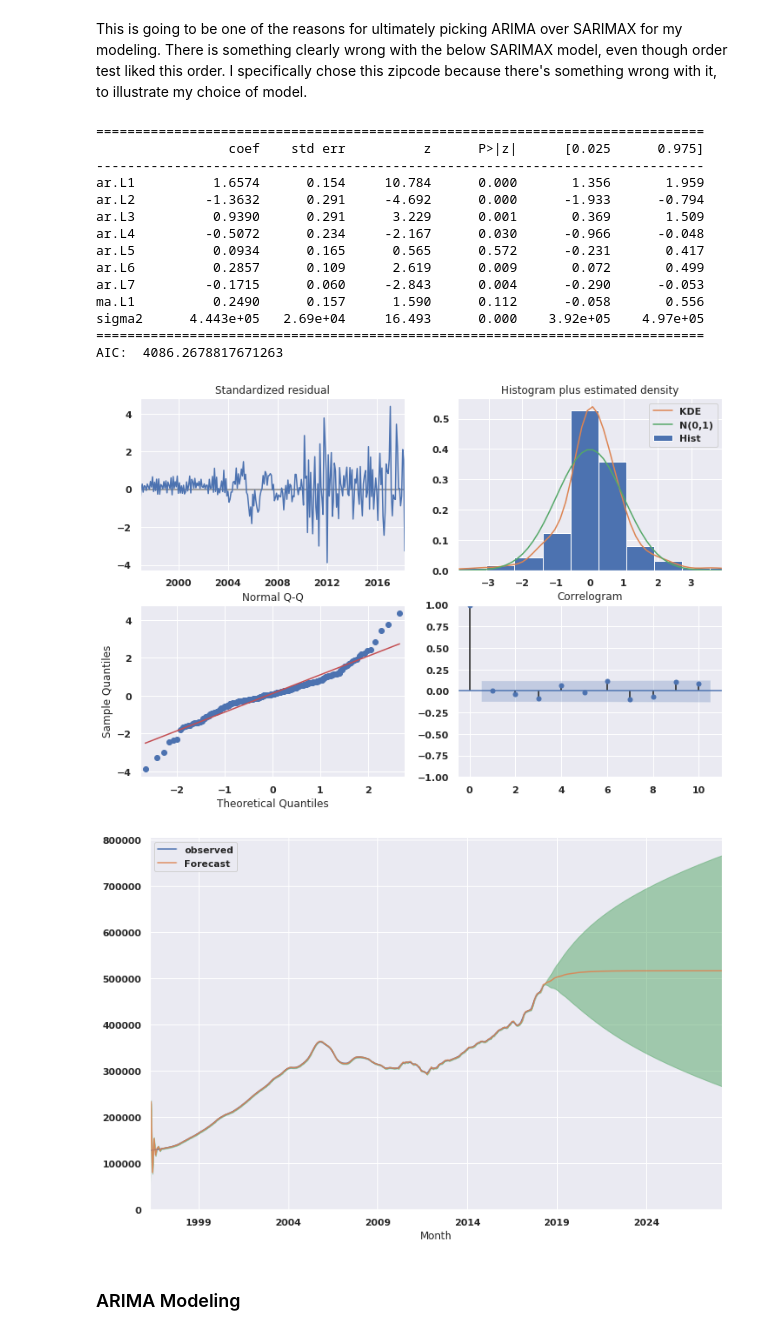
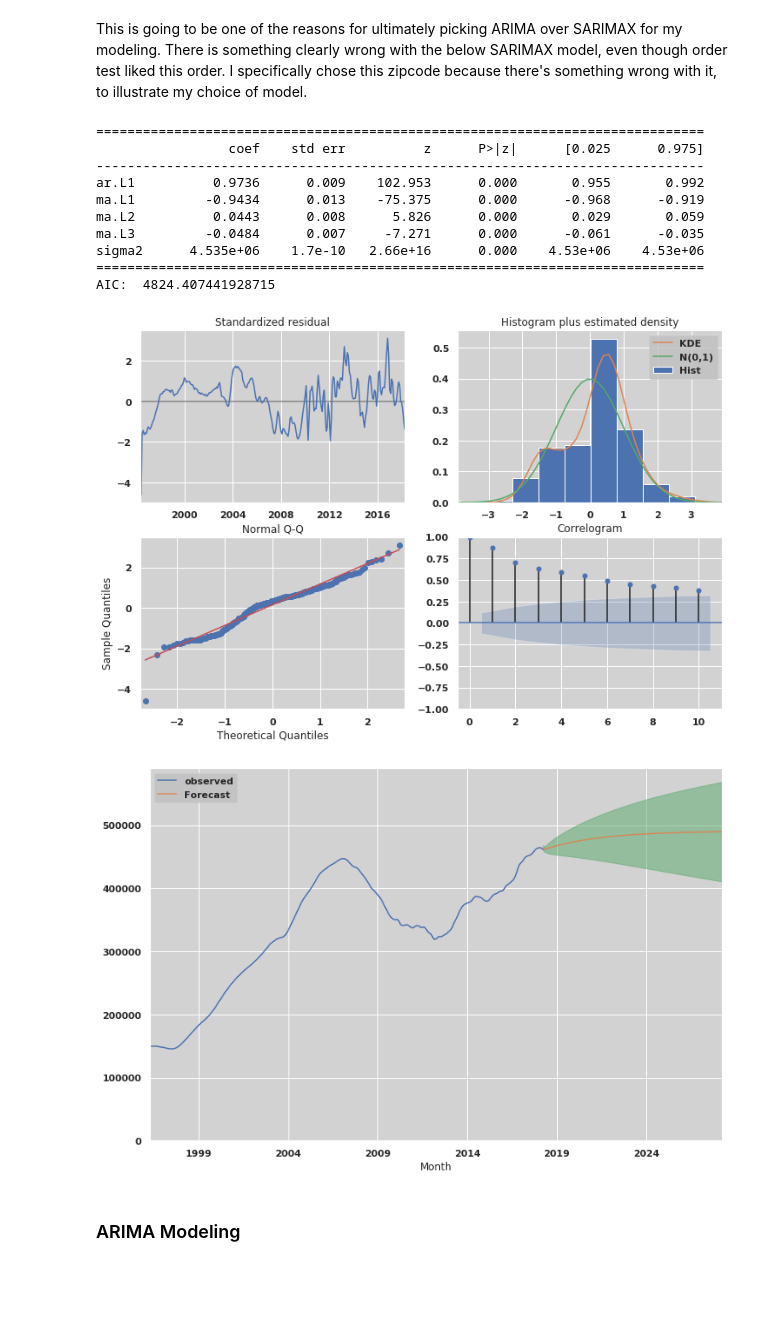
Before and after one commit to terryollila/dsc-mod-4-project-online-ds-ft-100719, a Jupyter notebook: student.ipynb, the cells around one changed output. Drawn from its saved outputs; the diff is of its cells as text; code cells hidden in the pictures; blank space fills up the shorter version.

```diff
--- a/student.ipynb
+++ b/student.ipynb
@@ -51,9 +25,11 @@ from matplotlib.pylab import rcParams
 import seaborn as sns
 import warnings
 import random
+import plotly.plotly as py
 warnings.filterwarnings('ignore')
 %matplotlib inline
 sns.set()
+sns.set_style({'axes.facecolor': (.75, .75, .75, .7)})
 # %%
 pd.set_option('display.max_columns', 500)
 pd.set_option('display.max_rows', 500)
@@ -105,8 +83,8 @@ def forecast_SARIMAX(data, order = (1,1,1),
     # Creating a model
     model = sm.tsa.statespace.SARIMAX(data, order = order,
                                       seasonal_order = seasonal_order,
-                                      enforce_stationarity = False,
-                                      enforace_invertability = False)
+                                      enforce_stationarity = True,
+                                      enforace_invertability = True)
 
     output = model.fit()
     # Print out summary table and aic score
@@ -407,6 +831,6 @@ plt.plot(zdf_by_zip['Nationwide']);
 # %% [markdown]
 I'll go ahead and decompose it so I can see what the big picture looks like.
 # %%
-plt.figure(figsize = (12, 5))
+rcParams['figure.figsize'] = 14, 5
 fig = sm.tsa.seasonal_decompose(zdf_by_zip['Nationwide']).plot();
 # %% [output]
@@ -443,6 +869,6 @@ plt.plot(zdf_by_zip[3801]);
 # %% [output]
 [figure]
 # %%
-plt.figure(figsize = (12, 5))
+rcParams['figure.figsize'] = 14, 5
 sm.tsa.seasonal_decompose(zdf_by_zip[3801]).plot();
 # %% [output]
@@ -960,27 +1088,23 @@ Now that we have starting parameters for a nationwide model, I'll try out the mo
 # %% [markdown]
 This is going to be one of the reasons for ultimately picking ARIMA over SARIMAX for my modeling. There is something clearly wrong with the below SARIMAX model, even though order test liked this order. I specifically chose this zipcode because there's something wrong with it, to illustrate my choice of model.
 # %%
-forecast_SARIMAX(zdf_by_zip[3801],
-          order = (7,1,1),
-          start = '1996-04-01',
+forecast_SARIMAX(zdf_by_zip[60625],
+          order = (1,1,3),
+          start = '2018-04-01',
           end = '2028-04-01')
 # %% [output]
 ==============================================================================
                  coef    std err          z      P>|z|      [0.025      0.975]
 ------------------------------------------------------------------------------
-ar.L1          1.6574      0.154     10.784      0.000       1.356       1.959
-ar.L2         -1.3632      0.291     -4.692      0.000      -1.933      -0.794
-ar.L3          0.9390      0.291      3.229      0.001       0.369       1.509
-ar.L4         -0.5072      0.234     -2.167      0.030      -0.966      -0.048
-ar.L5          0.0934      0.165      0.565      0.572      -0.231       0.417
-ar.L6          0.2857      0.109      2.619      0.009       0.072       0.499
-ar.L7         -0.1715      0.060     -2.843      0.004      -0.290      -0.053
-ma.L1          0.2490      0.157      1.590      0.112      -0.058       0.556
-sigma2      4.443e+05   2.69e+04     16.493      0.000    3.92e+05    4.97e+05
+ar.L1          0.9736      0.009    102.953      0.000       0.955       0.992
+ma.L1         -0.9434      0.013    -75.375      0.000      -0.968      -0.919
+ma.L2          0.0443      0.008      5.826      0.000       0.029       0.059
+ma.L3         -0.0484      0.007     -7.271      0.000      -0.061      -0.035
+sigma2      4.535e+06    1.7e-10   2.66e+16      0.000    4.53e+06    4.53e+06
 ==============================================================================
-AIC:  4086.2678817671263
+AIC:  4824.407441928715
-[figure, old version]
+[figure, new version]
-[figure, old version]
+[figure, new version]
 # %% [markdown]
 ### ARIMA Modeling
 # %% [markdown]
```
Also changed, not shown: parts of 139 cells of this notebook, 8 other files.
